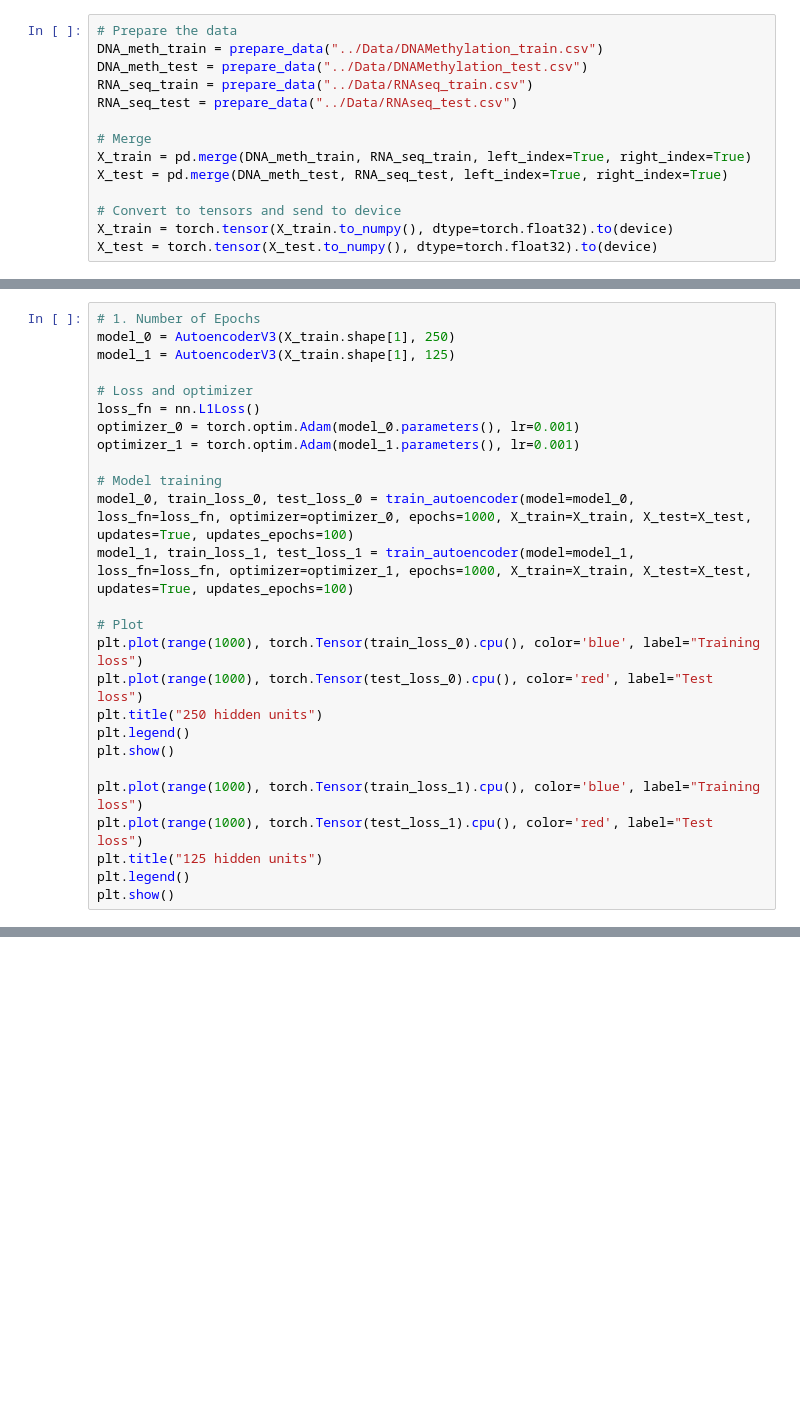
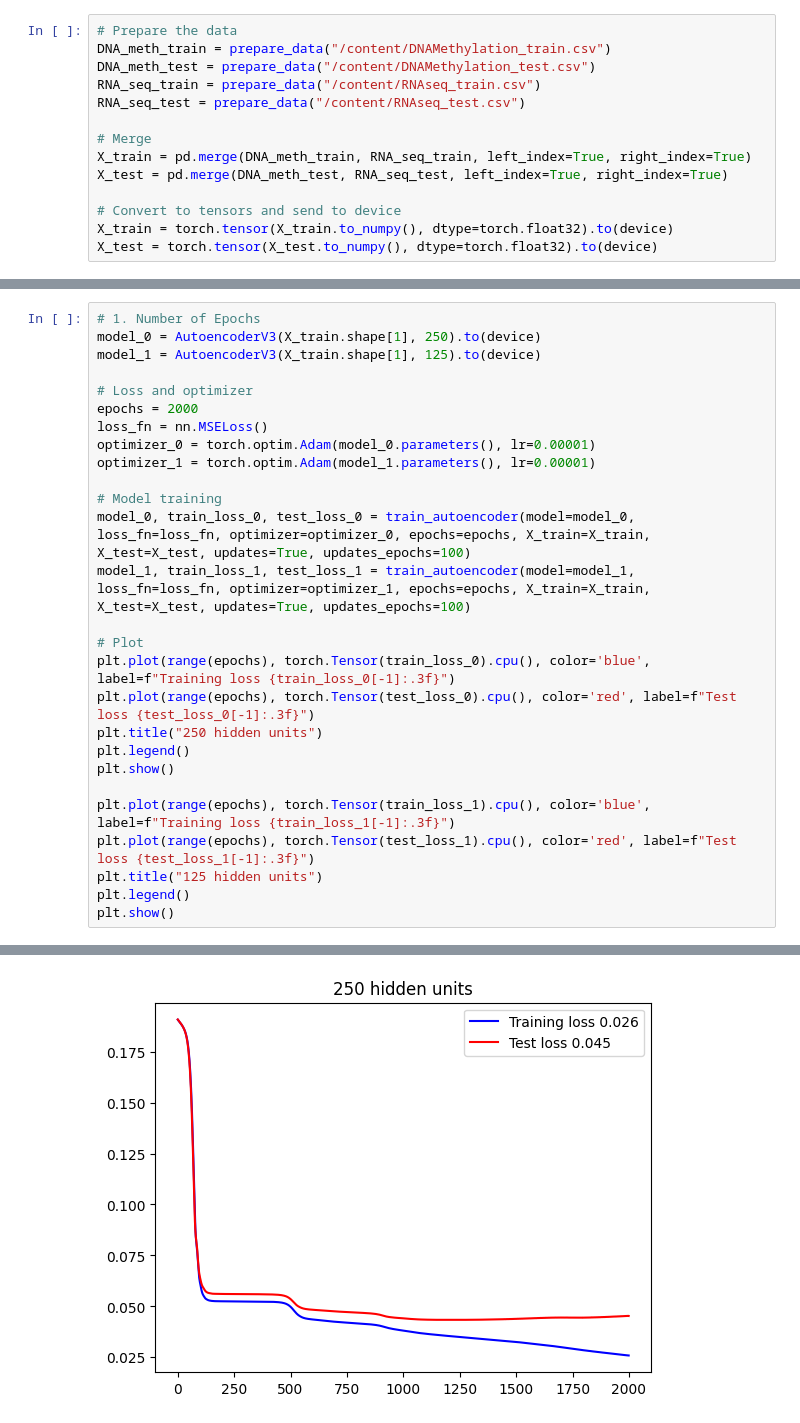
Before and after one commit to FrankPolak/MasterProject, a Jupyter notebook: Autoencoder/Hyperparameter_Optimisation.ipynb, the cells around one changed output, grey strips where cells are left out. Drawn from its saved outputs; the diff is of its cells as text; blank space fills up the shorter version.

```diff
--- a/Autoencoder/Hyperparameter_Optimisation.ipynb
+++ b/Autoencoder/Hyperparameter_Optimisation.ipynb
@@ -19,9 +26,9 @@ device
 # %%
 # Prepare the data
-DNA_meth_train = prepare_data("../Data/DNAMethylation_train.csv")
-DNA_meth_test = prepare_data("../Data/DNAMethylation_test.csv")
-RNA_seq_train = prepare_data("../Data/RNAseq_train.csv")
-RNA_seq_test = prepare_data("../Data/RNAseq_test.csv")
+DNA_meth_train = prepare_data("/content/DNAMethylation_train.csv")
+DNA_meth_test = prepare_data("/content/DNAMethylation_test.csv")
+RNA_seq_train = prepare_data("/content/RNAseq_train.csv")
+RNA_seq_test = prepare_data("/content/RNAseq_test.csv")
 
 # Merge
 X_train = pd.merge(DNA_meth_train, RNA_seq_train, left_index=True, right_index=True)
@@ -33,26 +43,27 @@ X_test = torch.tensor(X_test.to_numpy(), dtype=torch.float32).to(device)
 # %%
 # 1. Number of Epochs
-model_0 = AutoencoderV3(X_train.shape[1], 250)
-model_1 = AutoencoderV3(X_train.shape[1], 125)
+model_0 = AutoencoderV3(X_train.shape[1], 250).to(device)
+model_1 = AutoencoderV3(X_train.shape[1], 125).to(device)
 
 # Loss and optimizer
-loss_fn = nn.L1Loss()
-optimizer_0 = torch.optim.Adam(model_0.parameters(), lr=0.001)
-optimizer_1 = torch.optim.Adam(model_1.parameters(), lr=0.001)
+epochs = 2000
+loss_fn = nn.MSELoss()
+optimizer_0 = torch.optim.Adam(model_0.parameters(), lr=0.00001)
+optimizer_1 = torch.optim.Adam(model_1.parameters(), lr=0.00001)
 
 # Model training
-model_0, train_loss_0, test_loss_0 = train_autoencoder(model=model_0, loss_fn=loss_fn, optimizer=optimizer_0, epochs=1000, X_train=X_train, X_test=X_test, updates=True, updates_epochs=100)
-model_1, train_loss_1, test_loss_1 = train_autoencoder(model=model_1, loss_fn=loss_fn, optimizer=optimizer_1, epochs=1000, X_train=X_train, X_test=X_test, updates=True, updates_epochs=100)
+model_0, train_loss_0, test_loss_0 = train_autoencoder(model=model_0, loss_fn=loss_fn, optimizer=optimizer_0, epochs=epochs, X_train=X_train, X_test=X_test, updates=True, updates_epochs=100)
+model_1, train_loss_1, test_loss_1 = train_autoencoder(model=model_1, loss_fn=loss_fn, optimizer=optimizer_1, epochs=epochs, X_train=X_train, X_test=X_test, updates=True, updates_epochs=100)
 
 # Plot
-plt.plot(range(1000), torch.Tensor(train_loss_0).cpu(), color='blue', label="Training loss")
-plt.plot(range(1000), torch.Tensor(test_loss_0).cpu(), color='red', label="Test loss")
+plt.plot(range(epochs), torch.Tensor(train_loss_0).cpu(), color='blue', label=f"Training loss {train_loss_0[-1]:.3f}")
+plt.plot(range(epochs), torch.Tensor(test_loss_0).cpu(), color='red', label=f"Test loss {test_loss_0[-1]:.3f}")
 plt.title("250 hidden units")
 plt.legend()
 plt.show()
 
-plt.plot(range(1000), torch.Tensor(train_loss_1).cpu(), color='blue', label="Training loss")
-plt.plot(range(1000), torch.Tensor(test_loss_1).cpu(), color='red', label="Test loss")
+plt.plot(range(epochs), torch.Tensor(train_loss_1).cpu(), color='blue', label=f"Training loss {train_loss_1[-1]:.3f}")
+plt.plot(range(epochs), torch.Tensor(test_loss_1).cpu(), color='red', label=f"Test loss {test_loss_1[-1]:.3f}")
 plt.title("125 hidden units")
 plt.legend()
 plt.show()
@@ -60,0 +88 @@ plt.show()
+[figure, added]
```
Also changed, not shown: parts of 12 cells of this notebook.
